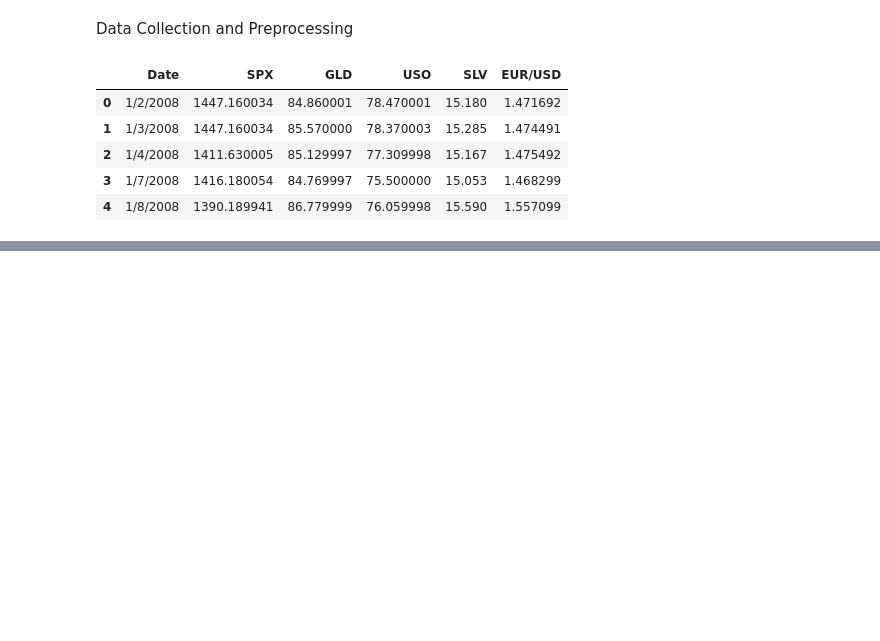
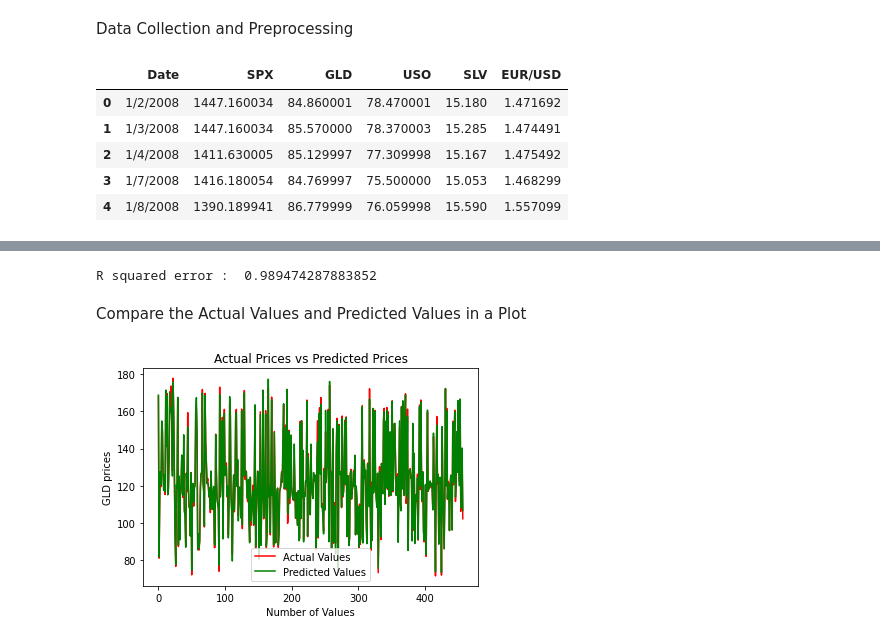
Before and after one commit to milochanaRathnayake/MachineLearningProjects, a Jupyter notebook: Project_02_Gold_Price_Prediction.ipynb, the cells around one changed output, grey strips where cells are left out. Drawn from its saved outputs; the diff is of its cells as text; code cells hidden in the pictures; blank space fills up the shorter version.

```diff
--- a/Project_02_Gold_Price_Prediction.ipynb
+++ b/Project_02_Gold_Price_Prediction.ipynb
@@ -27,0 +157,5 @@ df.head()
+# %%
+regressor = RandomForestRegressor(n_estimators=100)
+# %%
+#training the model
+regressor.fit(X_train,Y_train)
@@ -27,0 +170,3 @@ df.head()
+# %%
+# prediction on Test Data
+test_data_prediction = regressor.predict(X_test)
@@ -27,0 +193,20 @@ df.head()
+# %%
+# R squared error
+error_score = metrics.r2_score(Y_test, test_data_prediction)
+print("R squared error : ", error_score)
+# %% [output]
+R squared error :  0.989474287883852
+# %% [markdown]
+Compare the Actual Values and Predicted Values in  a Plot
+# %%
+Y_test = list(Y_test)
+# %%
+plt.plot(Y_test, color='red',label = "Actual Values")
+plt.plot(test_data_prediction, color = 'green', label='Predicted Values')
+plt.title('Actual Prices vs Predicted Prices')
+plt.xlabel('Number of Values')
+plt.ylabel('GLD prices')
+plt.legend()
+plt.show()
+# %% [output]
+[figure, added]
```
Also changed, not shown: parts of 18 cells of this notebook.
